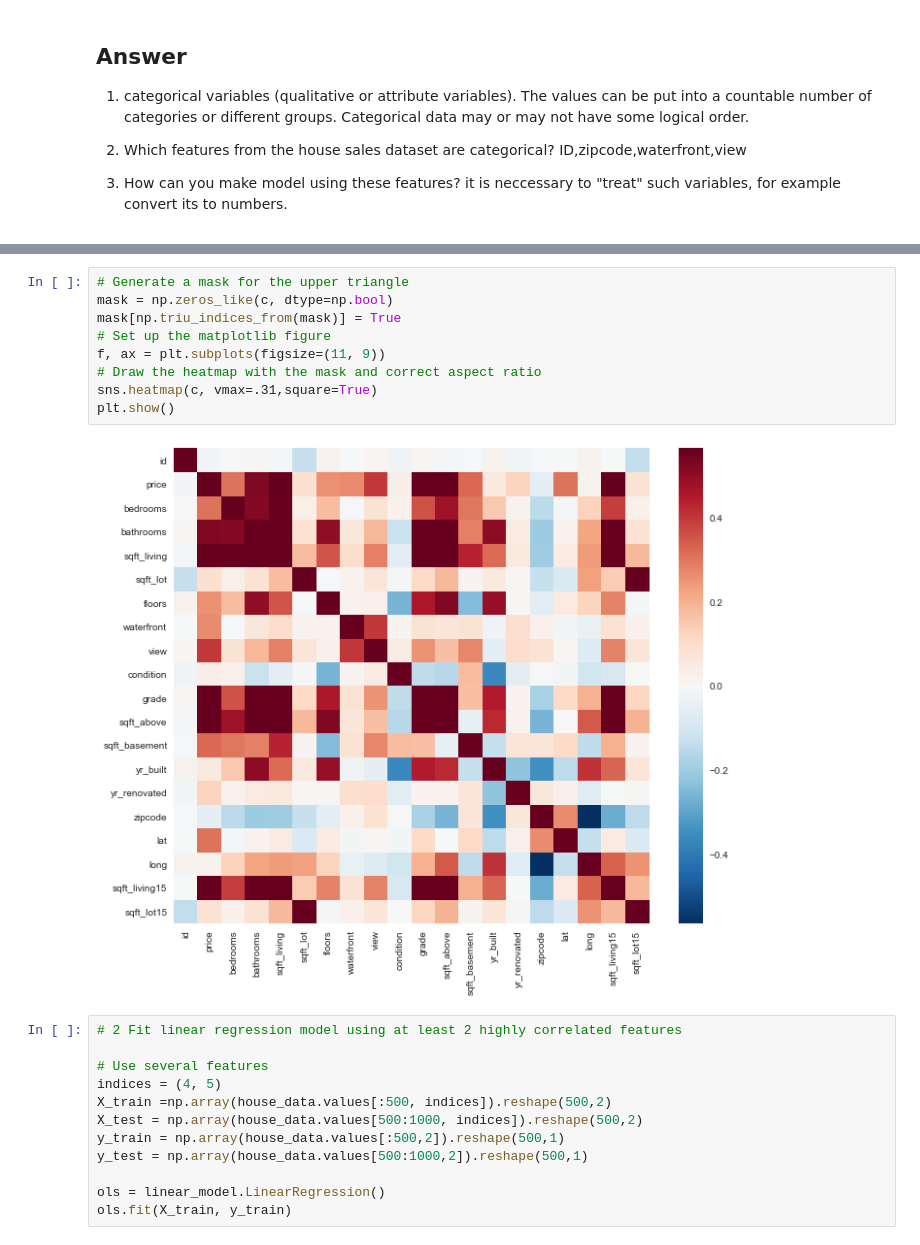
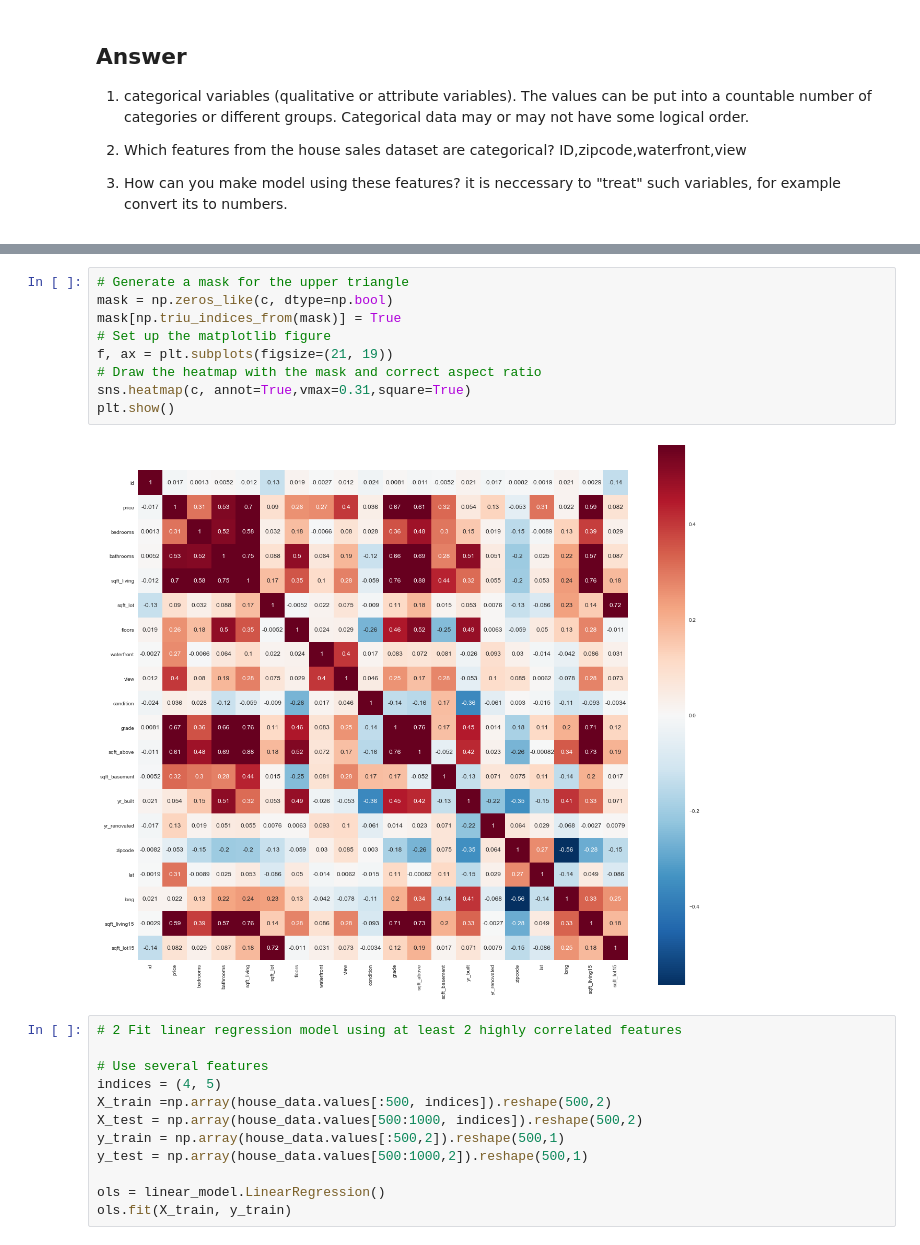
Before and after one commit to EllaBar/EllaBar, a Jupyter notebook: Lab #5 Regression.ipynb, the cells around one changed output, grey strips where cells are left out. Drawn from its saved outputs; the diff is of its cells as text.

```diff
--- a/Lab #5 Regression.ipynb
+++ b/Lab #5 Regression.ipynb
@@ -589,14 +589,14 @@ Requirement already satisfied: seaborn in c:\users\ella\appdata\local\conda\cond
 # %%
 # Generate a mask for the upper triangle
 mask = np.zeros_like(c, dtype=np.bool)
 mask[np.triu_indices_from(mask)] = True
 # Set up the matplotlib figure
-f, ax = plt.subplots(figsize=(11, 9))
+f, ax = plt.subplots(figsize=(21, 19))
 # Draw the heatmap with the mask and correct aspect ratio
-sns.heatmap(c, vmax=.31,square=True)
+sns.heatmap(c, annot=True,vmax=0.31,square=True)
 plt.show()
 # %% [output]
-[figure, old version]
+[figure, new version]
 # %%
 # 2 Fit linear regression model using at least 2 highly correlated features
 
```
Also changed, not shown: parts of 8 cells of this notebook.
